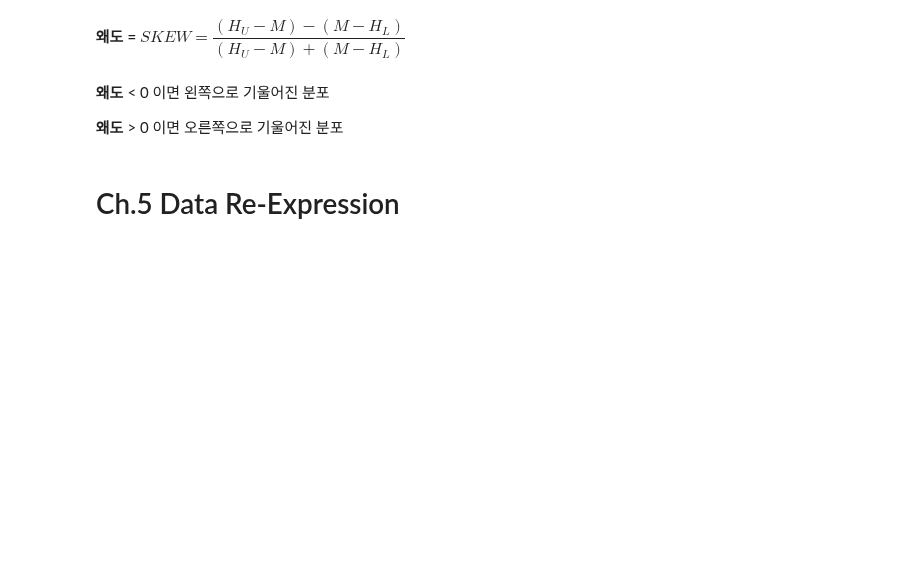
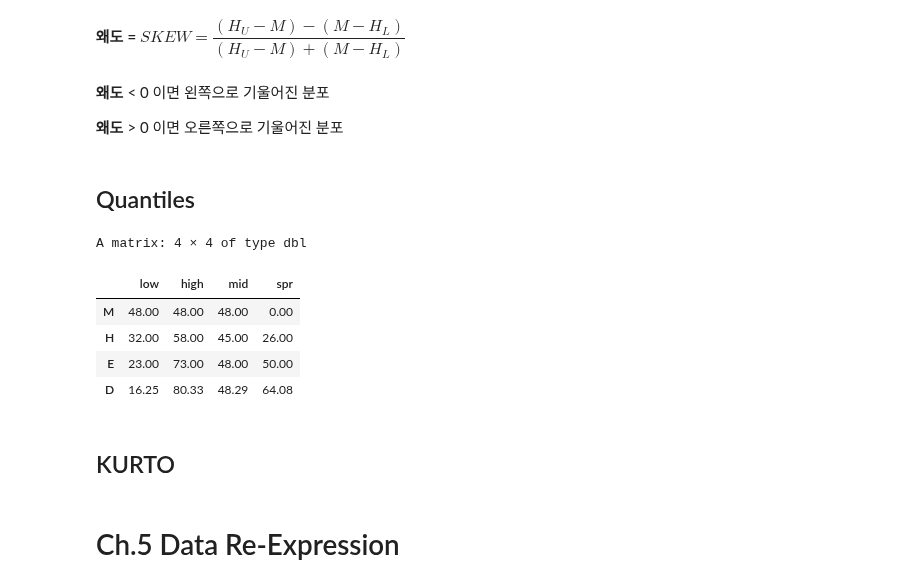
Before and after one commit to stahangryum/Woo, a Jupyter notebook: _notebooks/2022-04-12-eda.ipynb, the cells around one changed output. Drawn from its saved outputs; the diff is of its cells as text; code cells hidden in the pictures; blank space fills up the shorter version.

```diff
--- a/_notebooks/2022-04-12-eda.ipynb
+++ b/_notebooks/2022-04-12-eda.ipynb
@@ -247,6 +251,26 @@ summary(exam1$score)
 **왜도** < 0 이면 왼쪽으로 기울어진 분포
 
 **왜도** > 0 이면 오른쪽으로 기울어진 분포
+# %% [markdown]
+## Quantiles
+# %%
+low = quantile(exam1$score, c(1/2, 1/4, 1/8, 1/16), type = 8) %>% as.numeric %>% round(2)# 중간값, 아래 4분위수, 아래 8분위수, 아래 16분위수
+high = quantile(exam1$score, c(1/2, 3/4, 7/8, 15/16), type = 8) %>% as.numeric %>% round(2) # 중간값, 위 4분위수, 위 8분위수, 위 16분위수
+
+values = cbind(low, high, (low+high)/2, high-low)
+colnames(values) = c('low', 'high', 'mid', 'spr')
+rownames(values) = c('M', 'H', 'E', 'D')
+
+values
+# %% [output]
+A matrix: 4 × 4 of type dbl
+|  | low | high | mid | spr |
+| M | 48.00 | 48.00 | 48.00 | 0.00 |
+| H | 32.00 | 58.00 | 45.00 | 26.00 |
+| E | 23.00 | 73.00 | 48.00 | 50.00 |
+| D | 16.25 | 80.33 | 48.29 | 64.08 |
+# %% [markdown]
+## KURTO
 # %% [markdown]
 # Ch.5 Data Re-Expression
 # %% [markdown]
```
Also changed, not shown: parts of 1 cell of this notebook.
